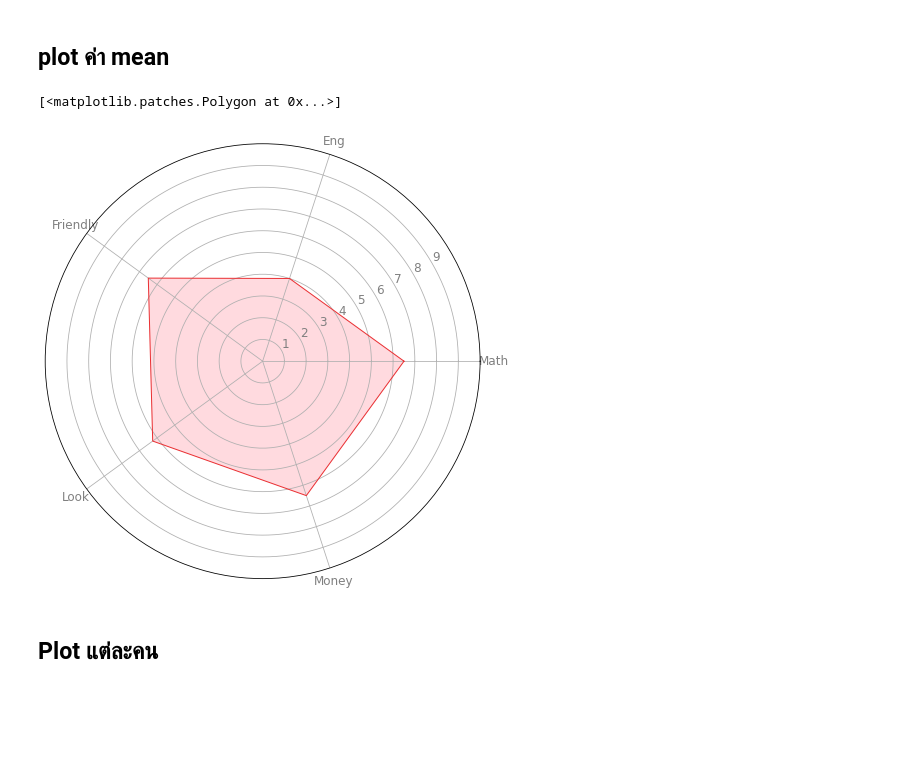
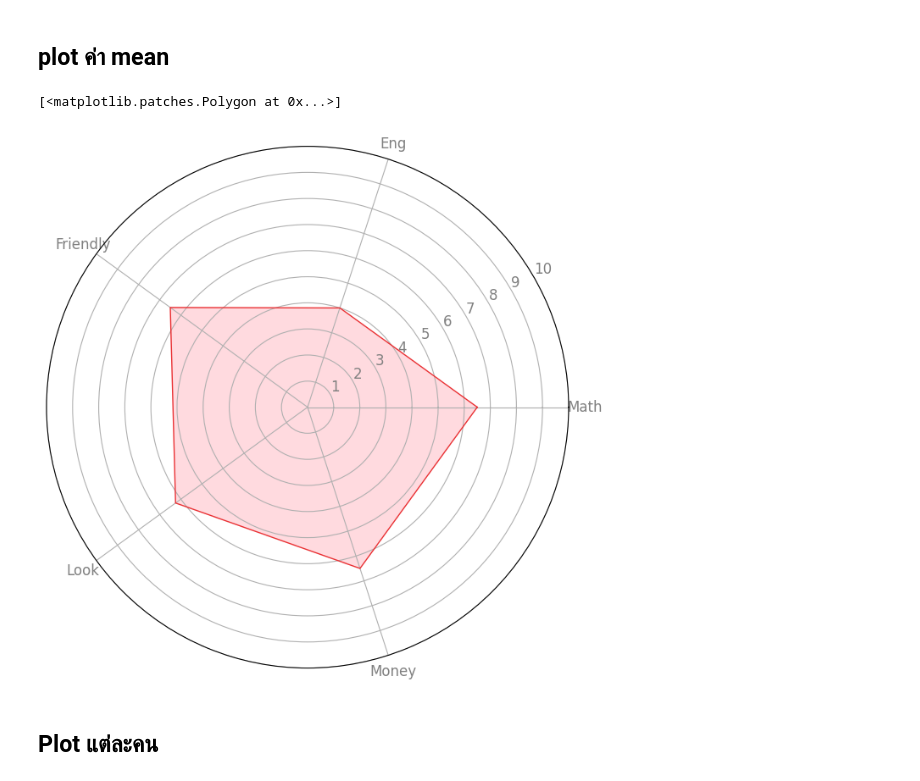
Before and after one commit to Tawanss/Peyton-data-viz, a Jupyter notebook: DataViz04_Data_Comparison.ipynb, the cells around one changed output. Saved outputs shown, nothing was run; the diff lists cells and outputs as text; code cells hidden in the pictures; blank space fills up the shorter version.

```diff
--- a/DataViz04_Data_Comparison.ipynb
+++ b/DataViz04_Data_Comparison.ipynb
@@ -521,19 +561,19 @@ angles += angles[:1]
 # %%
 fig, ax = plt.subplots(nrows=1, ncols=1, figsize=(8, 8),
                        subplot_kw=dict(polar=True))
 
 plt.xticks(angles[:-1], categories, color='grey', size=12)
-plt.yticks(np.arange(1, 10), ['1', '2', '3', '4', '5','6','7','8','9','10'],
+plt.yticks(np.arange(1, 11), ['1', '2', '3', '4', '5','6','7','8','9','10'],
            color='grey', size=12)
 
 plt.ylim(0, 10)
 ax.set_rlabel_position(30)
 
 ax.plot(angles, values, linewidth=1, linestyle='solid' , color = '#ea3033') #เส้นกราฟ
 ax.fill(angles, values, 'lightpink', alpha=0.5) #พื้นที่
 # %% [output]
 [<matplotlib.patches.Polygon at 0x...>]
-[figure, old version]
+[figure, new version]
 # %% [markdown]
 ## Plot แต่ละคน
 # %%
```
Also changed, not shown: parts of 14 cells of this notebook.
